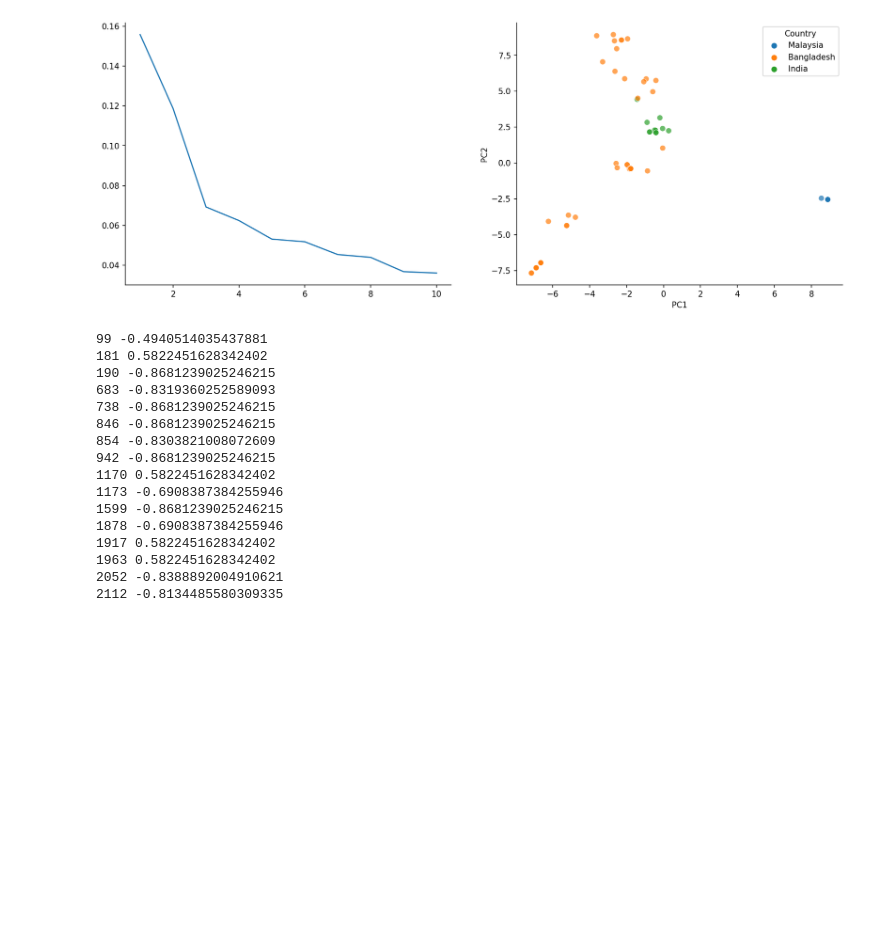
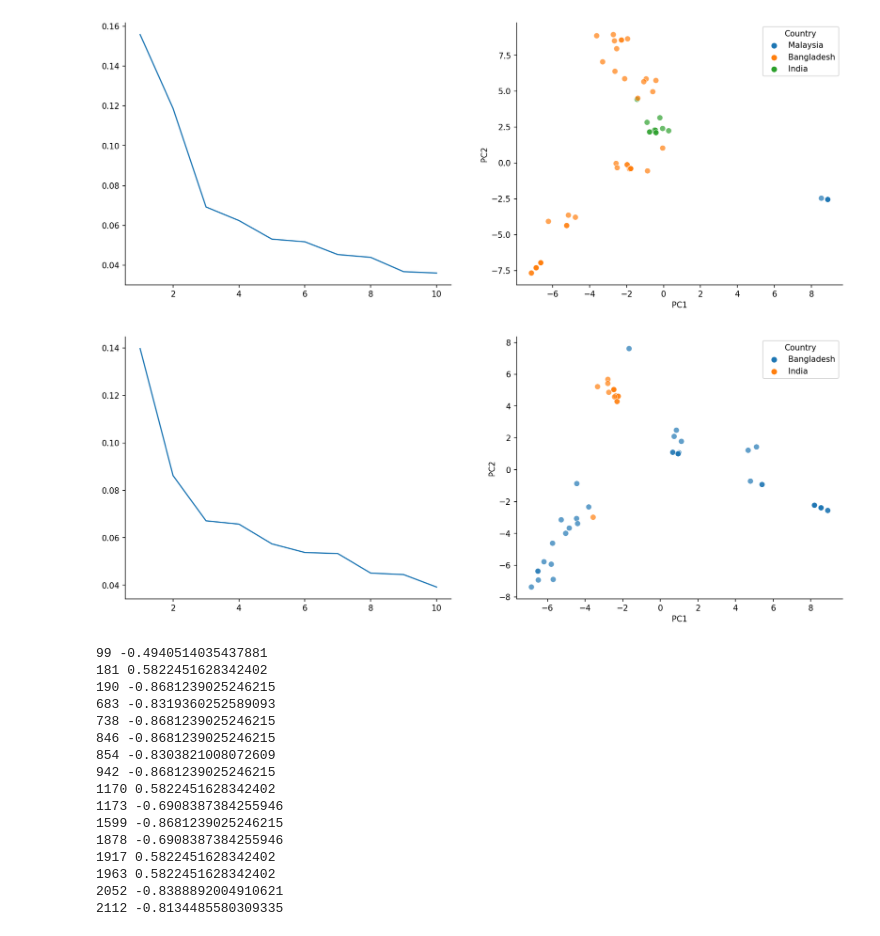
Before and after one commit to sanju99/niv_evo, a Jupyter notebook: clade_differences.ipynb, the cells around one changed output. Cells and saved outputs as stored; diff of their text form; code cells hidden in the pictures; blank space fills up the shorter version.

```diff
--- a/clade_differences.ipynb
+++ b/clade_differences.ipynb
@@ -196,7 +202,7 @@ pca_elbow(np.cov(input_mat.values), 10)
 # %% [output]
 [figure]
 # %%
-def two_comp_PCA(snp_matrix, color_col):
+def plot_PCA(snp_matrix, color_col, n_comp=2):
     '''
     Perform PCA using the SNP matrix
     '''
@@ -212,9 +218,9 @@ def two_comp_PCA(snp_matrix, color_col):
     fig, ax = plt.subplots(1, 2, figsize=(16, 6))
     ax[0].plot(np.arange(1, 11), pca_10.explained_variance_ratio_)
 
-    pca = PCA(n_components=2)
+    pca = PCA(n_components=n_comp)
     X_new = pca.fit_transform(X)
-    pca_df = pd.DataFrame(X_new).rename(columns={0: "PC1", 1:"PC2"})
+    pca_df = pd.DataFrame(X_new).rename(columns=dict(zip(np.arange(n_comp), [f"PC{num}" for num in np.arange(n_comp)+1])))
     pca_df["ID"] = ncbi_ids
 
     sliced_metadata = metadata.loc[metadata.ID.isin(snp_matrix.index)]
@@ -230,5 +236,10 @@ _, pca_df = two_comp_PCA(input_mat, "Country")
 # %% [output]
 [figure]
+# %%
+_, pca_df = plot_PCA(input_mat.loc[input_mat.index.isin(metadata.query("Country == 'Bangladesh' | Country == 'India'").ID)],
+                     "Country", 2)
+# %% [output]
+[figure, added]
 # %%
 #X_snps_bgd, pca_df_bgd = two_comp_PCA(snp_matrix, "Clade")
 # %%
```
Also changed, not shown: parts of 12 cells of this notebook, 1 other file.
